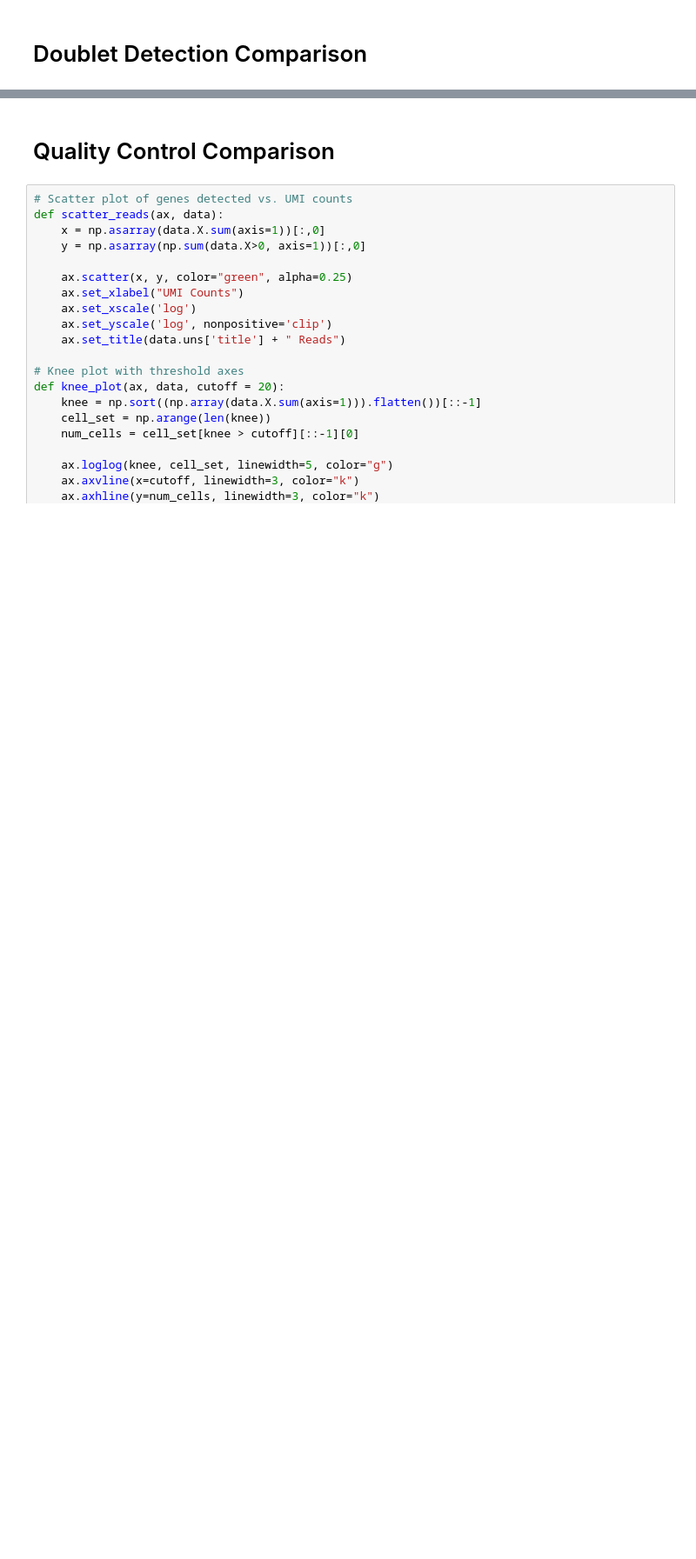
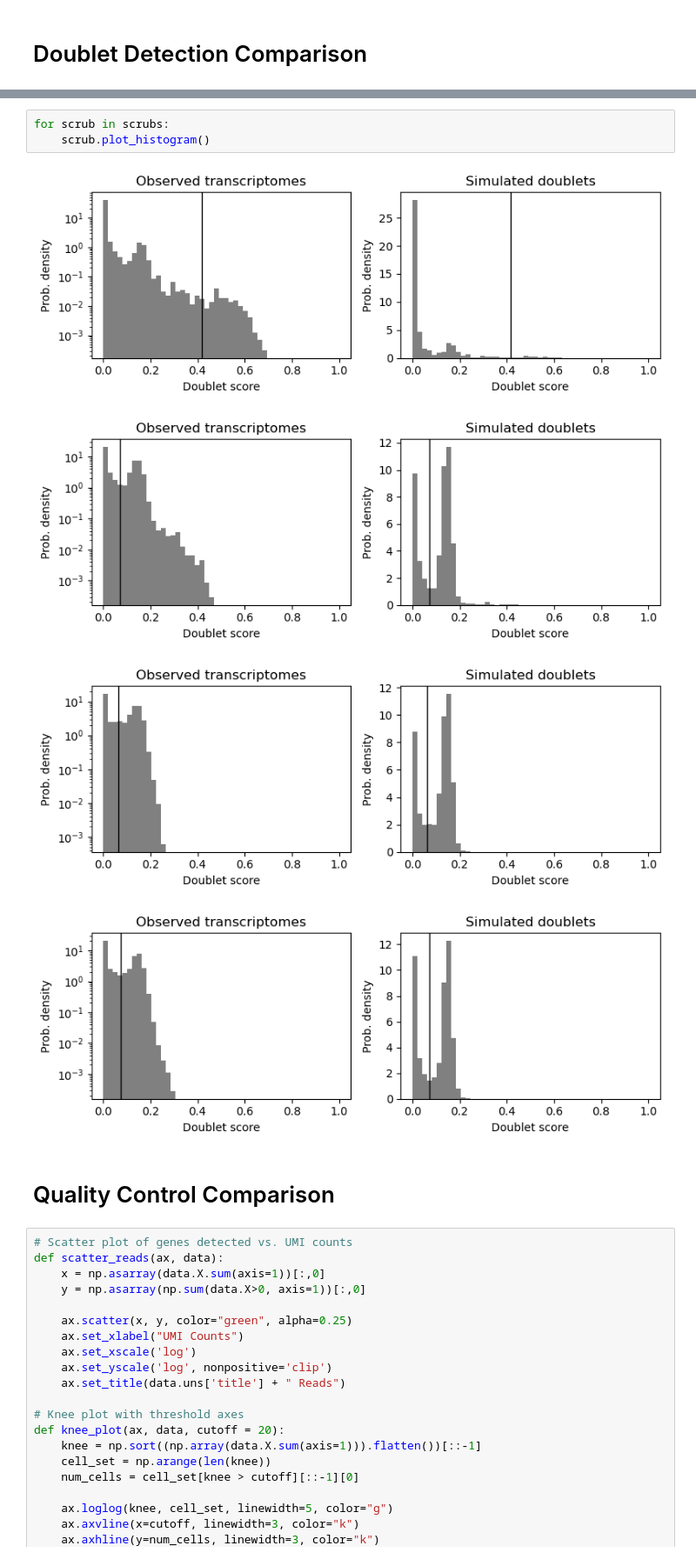
Before and after one commit to mcaskey6/10XvParse, a Jupyter notebook: Analysis 2/combo_test.ipynb, the cells around one changed output, grey strips where cells are left out. Shown at 87% size. Saved outputs shown, nothing was run; the diff lists cells and outputs as text; blank space fills up the shorter version.

```diff
--- a/Analysis 2/combo_test.ipynb
+++ b/Analysis 2/combo_test.ipynb
@@ -106,3 +142,11 @@ KeyError: 'predicted_doublet'
+# %%
+for scrub in scrubs:
+    scrub.plot_histogram()
+# %% [output]
+[figure, added]
+[figure, added]
+[figure, added]
+[figure, added]
 # %% [markdown]
 # Quality Control Comparison
 # %%
```
Also changed, not shown: parts of 6 cells of this notebook.
